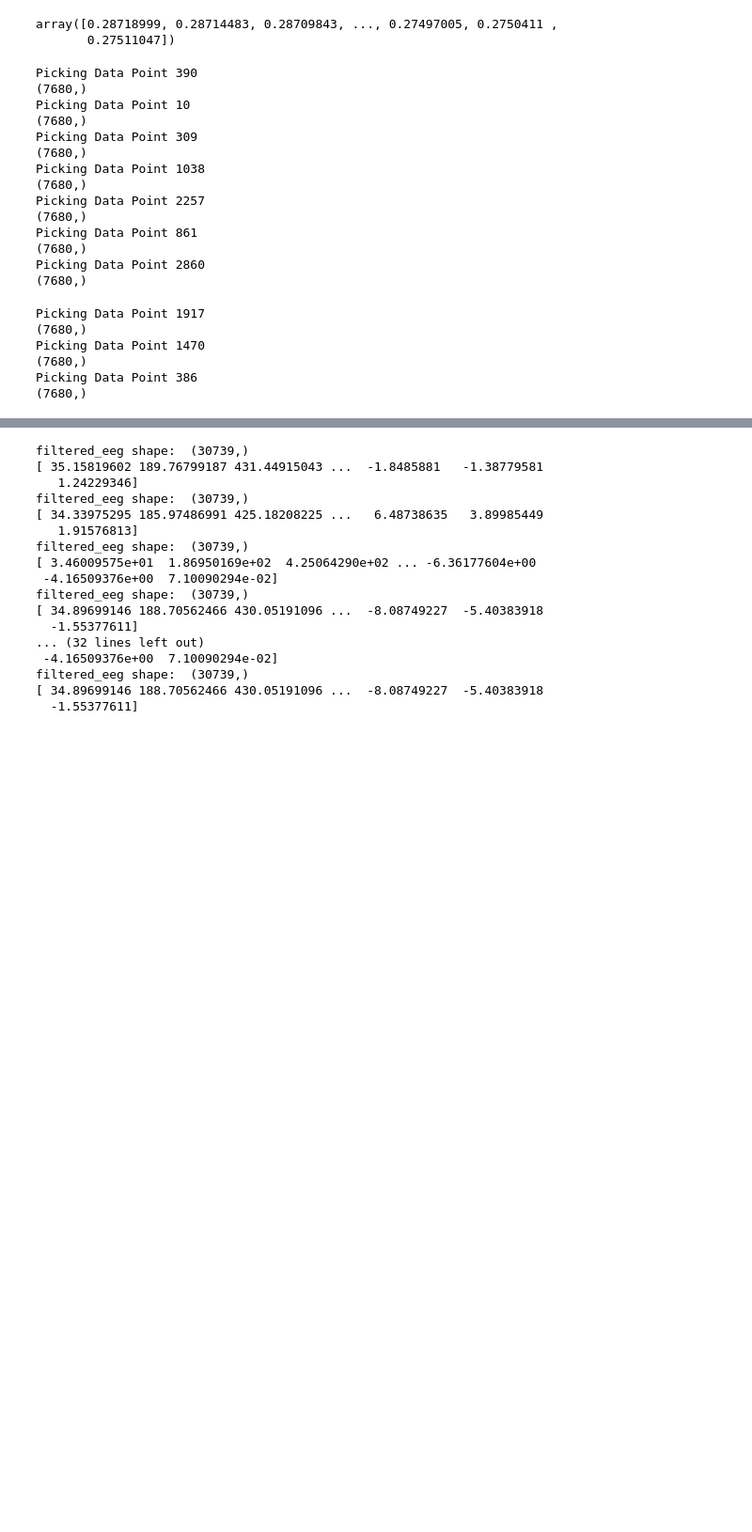
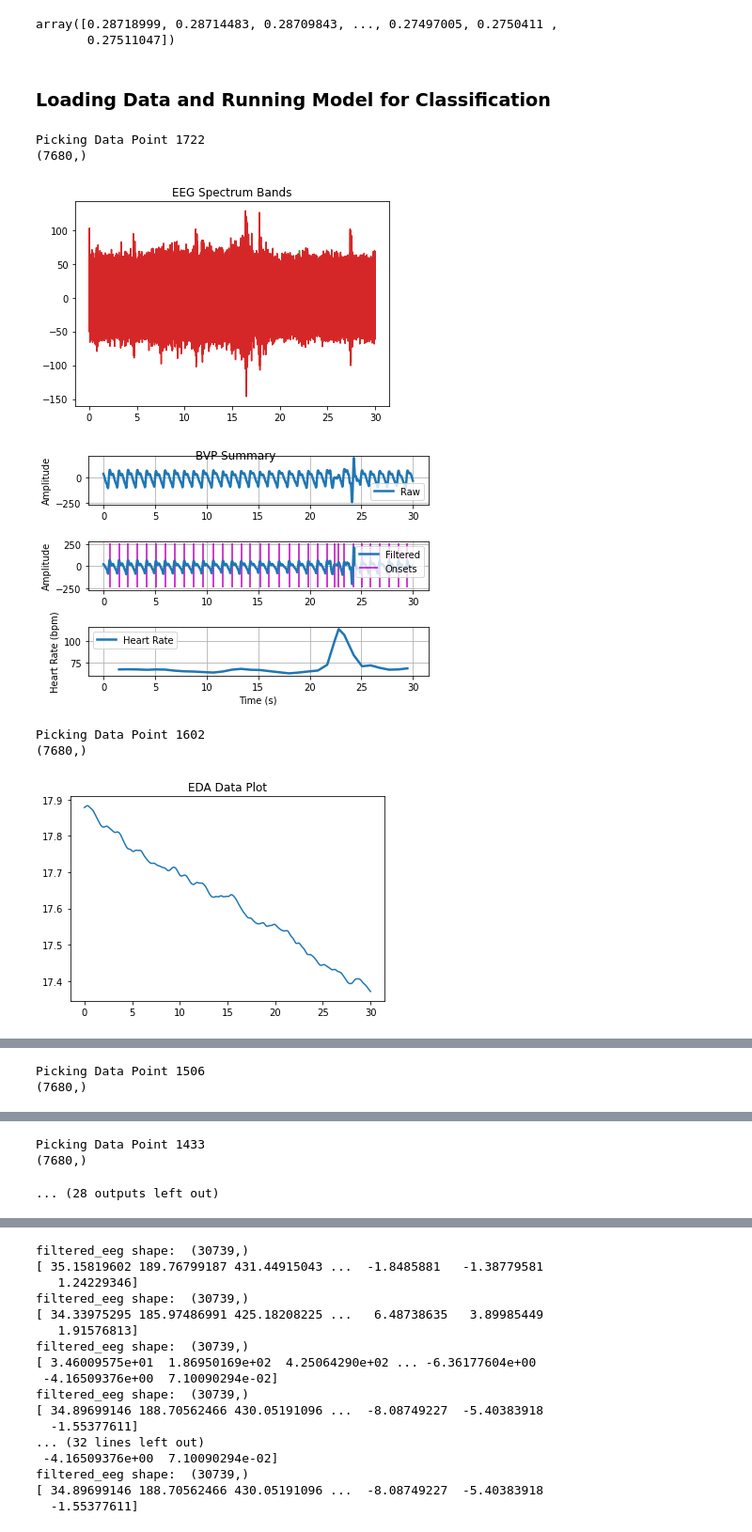
Before and after one commit to nelsonalbertohj/EmotionNet, a Jupyter notebook: Emotion_recognition_algorithm.ipynb, the cells around one changed output, grey strips where cells are left out. Shown at 94% size. Cells and saved outputs as stored; diff of their text form; code cells hidden in the pictures; blank space fills up the shorter version.

```diff
--- a/Emotion_recognition_algorithm.ipynb
+++ b/Emotion_recognition_algorithm.ipynb
@@ -219,7 +244,9 @@ new_labels_arr = np.vstack([all_labels_arr[1:,:] for _ in range(num_splits)])
 #Save data arrays:
 np.save(r"C:\Users\nelso\Desktop\18065 Project Data\emognition_labels_arr.npy",new_labels_arr)
 np.save(r"C:\Users\nelso\Desktop\18065 Project Data\emognition_signal_arr.npy",new_sig_arr)
+# %% [markdown]
+### Loading Data and Running Model for Classification
 # %%
 #Load data array
-processed_arr = np.load(r"C:\Users\nelso\Desktop\18065 Project Data\emognition_signal_arr.npy")
-processed_labels = np.load(r"C:\Users\nelso\Desktop\18065 Project Data\emognition_labels_arr.npy")
+processed_arr = np.load("/content/drive/MyDrive/School/MIT Spring2022/18.065/18065 Project/Project Data/emognition_signal_arr.npy")
+processed_labels = np.load("/content/drive/MyDrive/School/MIT Spring2022/18.065/18065 Project/Project Data/emognition_labels_arr.npy")
@@ -228,37 +253,40 @@ X_train, X_test, y_train, y_test = train_test_split(processed_arr,processed_labe
+# %%
+X_train, X_test, y_train, y_test = train_test_split(processed_arr,processed_labels, test_size=0.2, random_state=42)
+
+nan_in_train = np.where(np.isnan(X_train))[0]
+X_train = np.delete(X_train,nan_in_train,0)
+y_train = np.delete(y_train,nan_in_train,0)
+
+nan_in_test = np.where(np.isnan(X_test))[0]
+X_test = np.delete(X_test,nan_in_test,0)
+y_test = np.delete(y_test,nan_in_test,0)
 # %%
 #Testing Data Integrity:
+signals_of_interest = ['FILT_TP9', 'FILT_AF7', 'FILT_AF8', 'FILT_TP10','HR_EMPATICA','EDA_EMPATICA','BVP_Filt']
+
+bad_data = [ 530,  788,  828,  965, 1063, 1207, 1238, 1285, 1356, 1418, 1433,
+       1506, 1602, 1722]
+
 for _ in range(10):
-    i = np.random.randint(0,len(X_train))
+    i = bad_data.pop()
+    # i = np.random.randint(0,len(X_train))
     print(f"Picking Data Point {i}")
     eeg_data = X_train[i,:,:-3]
     plt.figure()
     plt.plot([i/256 for i in range(len(eeg_data))],eeg_data)
     plt.title("EEG Spectrum Bands")
     bvp_data = X_train[i,:,np.array(signals_of_interest) == 'BVP_Filt'].flatten()
     print(bvp_data.shape)
     _, _, _, _, heart_rate = bvp(bvp_data,256,show=True)
     eda_data = X_train[i,:,np.array(signals_of_interest) == 'EDA_EMPATICA'].flatten()
     plt.figure()
     plt.plot([i/256 for i in range(len(eda_data))],eda_data)
     plt.title("EDA Data Plot")
 # %% [output]
-Picking Data Point 390
+Picking Data Point 1722
 (7680,)
-Picking Data Point 10
-(7680,)
-Picking Data Point 309
-(7680,)
-Picking Data Point 1038
-(7680,)
-Picking Data Point 2257
-(7680,)
-Picking Data Point 861
-(7680,)
-Picking Data Point 2860
-(7680,)
+[figure, added]
+[figure, added]
-Picking Data Point 1917
+Picking Data Point 1602
 (7680,)
-Picking Data Point 1470
-(7680,)
-Picking Data Point 386
-(7680,)
+[figure, added]
@@ -264,0 +295,2 @@ Picking Data Point 386
+Picking Data Point 1506
+(7680,)
@@ -264,0 +300,3 @@ Picking Data Point 386
+Picking Data Point 1433
+(7680,)
+... (28 outputs left out)
```
Also changed, not shown: parts of 26 cells of this notebook.
